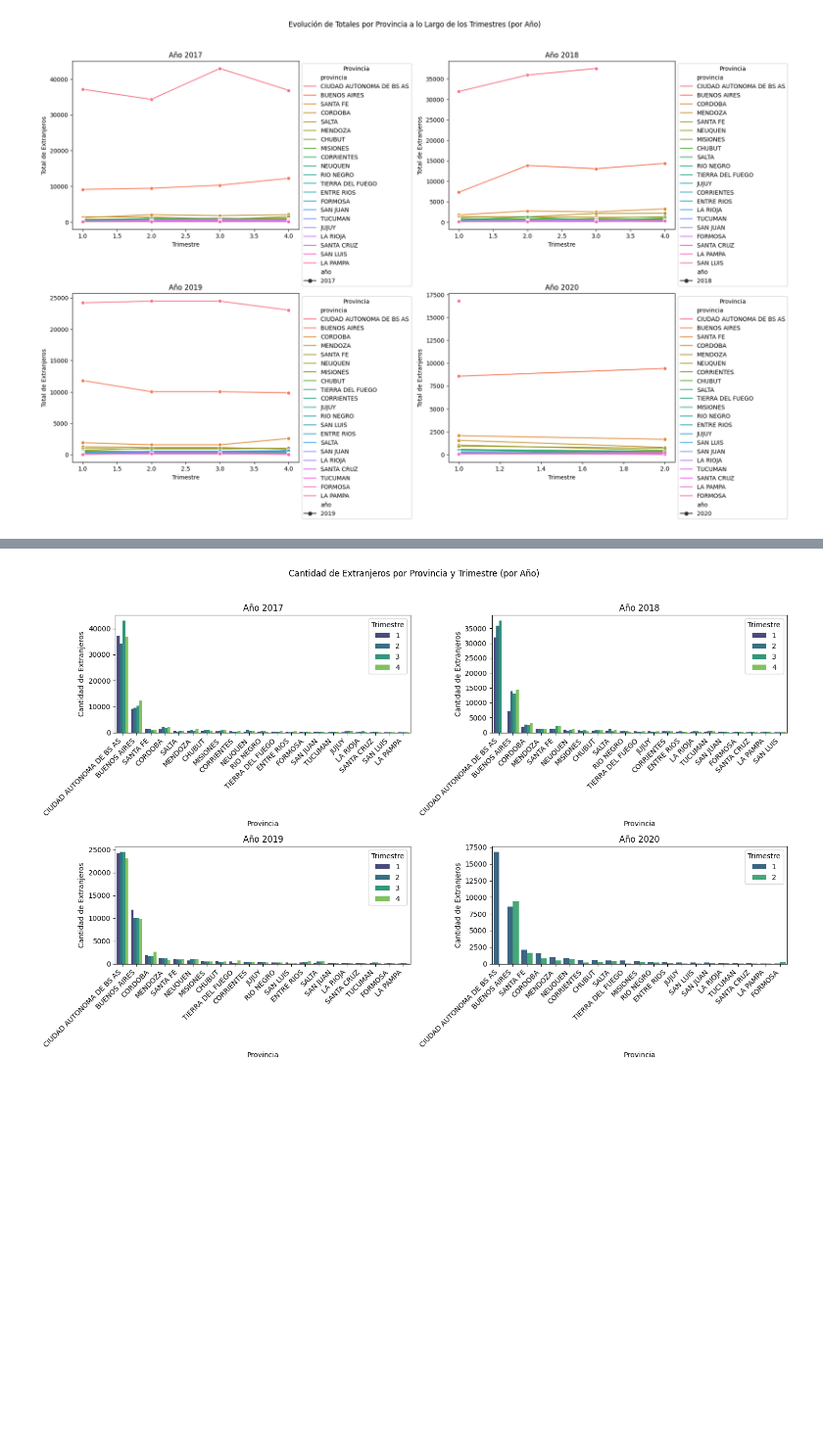
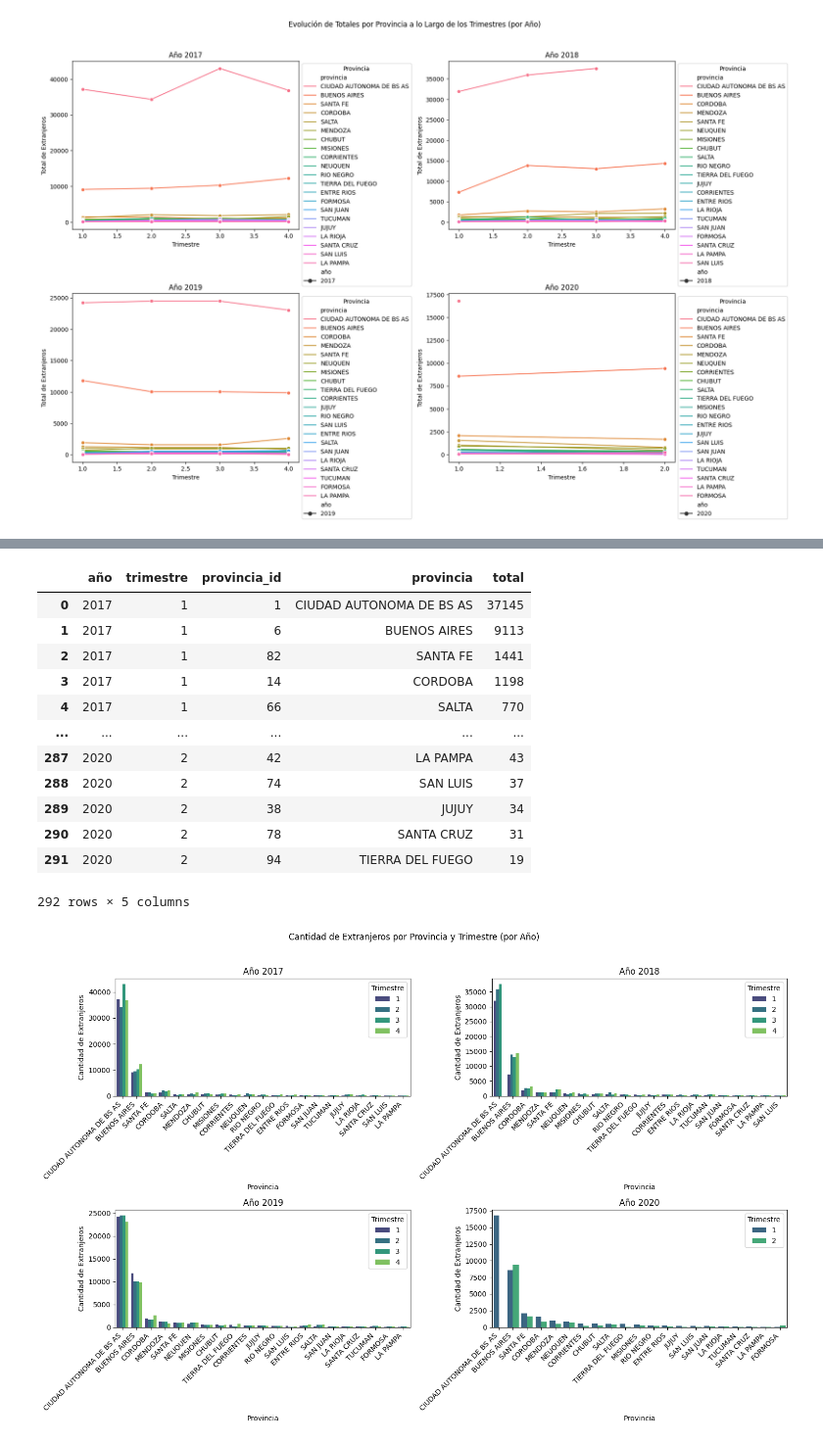
Before and after one commit to DATASCIENTISTSHENRY/PF_DataScience_Migraciones, a Jupyter notebook: EDA_ETL/ETL_EDA_Kpi_Amba.ipynb, the cells around one changed output, grey strips where cells are left out. Shown at 98% size. Saved outputs shown, nothing was run; the diff lists cells and outputs as text; code cells hidden in the pictures; blank space fills up the shorter version.

Commit message:
agrego tableros y assets

```diff
--- a/EDA_ETL/ETL_EDA_Kpi_Amba.ipynb
+++ b/EDA_ETL/ETL_EDA_Kpi_Amba.ipynb
@@ -1398,3 +1398,20 @@ plt.show()
+# %%
+residencias_totales.to_csv("../DATASETS_ARGENTINA/Anual/residencias_totales.csv", index=False)
+residencias_totales
+# %% [output]
+|  | año | trimestre | provincia_id | provincia | total |
+| 0 | 2017 | 1 | 1 | CIUDAD AUTONOMA DE BS AS | 37145 |
+| 1 | 2017 | 1 | 6 | BUENOS AIRES | 9113 |
+| 2 | 2017 | 1 | 82 | SANTA FE | 1441 |
+| 3 | 2017 | 1 | 14 | CORDOBA | 1198 |
+| 4 | 2017 | 1 | 66 | SALTA | 770 |
+| ... | ... | ... | ... | ... | ... |
+| 287 | 2020 | 2 | 42 | LA PAMPA | 43 |
+| 288 | 2020 | 2 | 74 | SAN LUIS | 37 |
+| 289 | 2020 | 2 | 38 | JUJUY | 34 |
+| 290 | 2020 | 2 | 78 | SANTA CRUZ | 31 |
+| 291 | 2020 | 2 | 94 | TIERRA DEL FUEGO | 19 |
+292 rows × 5 columns
 # %%
 # Lista de DataFrames
 dataframes = [residencias_totales_2017, residencias_totales_2018, residencias_totales_2019, residencias_totales_2020]
```
Also changed, not shown: parts of 1 cell of this notebook, 6 other files.
